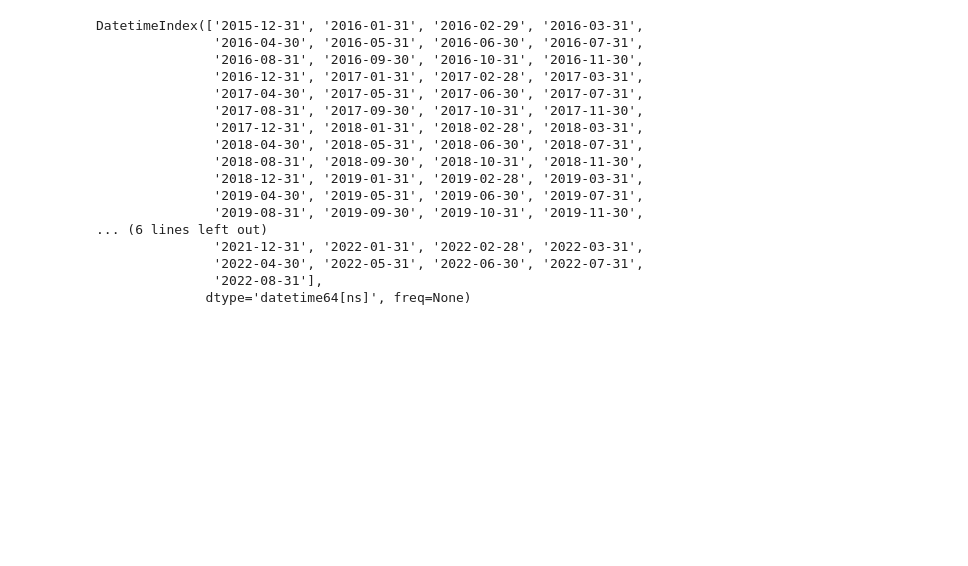
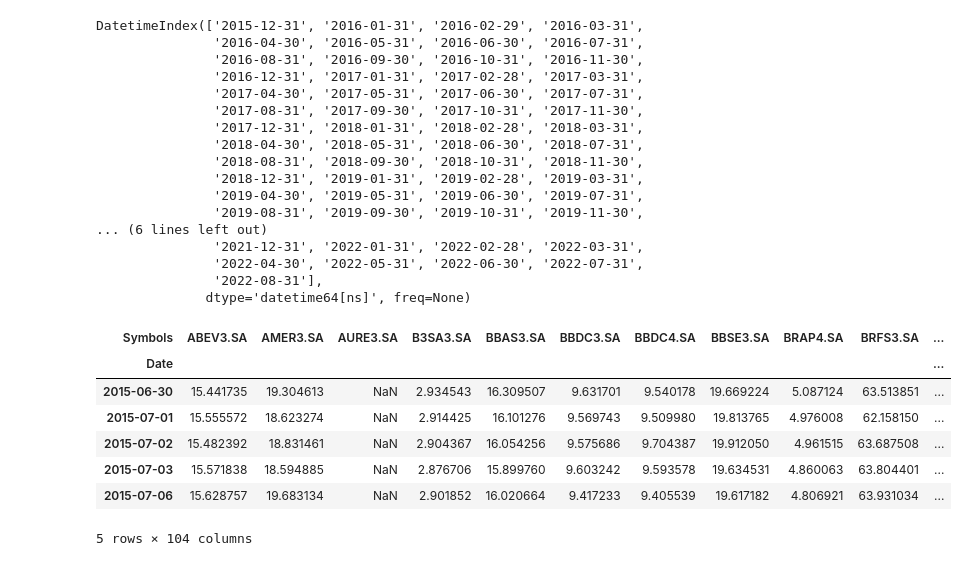
Before and after one commit to WallisonSantos/AppPy, a Jupyter notebook: aula_0.ipynb, the cells around one changed output. Drawn from its saved outputs; the diff is of its cells as text; code cells hidden in the pictures; blank space fills up the shorter version.

```diff
--- a/aula_0.ipynb
+++ b/aula_0.ipynb
@@ -48,0 +52,11 @@ lista_comp_bolsa_final = list(lista_comp_bolsa_final)
+# %%
+dados_cotacoes.head(5)
+# %% [output]
+| Symbols | ABEV3.SA | AMER3.SA | AURE3.SA | B3SA3.SA | BBAS3.SA | BBDC3.SA | BBDC4.SA | BBSE3.SA | BRAP4.SA | BRFS3.SA | ... |
+| Date |  |  |  |  |  |  |  |  |  |  | ... |
+| 2015-06-30 | 15.441735 | 19.304613 | NaN | 2.934543 | 16.309507 | 9.631701 | 9.540178 | 19.669224 | 5.087124 | 63.513851 | ... |
+| 2015-07-01 | 15.555572 | 18.623274 | NaN | 2.914425 | 16.101276 | 9.569743 | 9.509980 | 19.813765 | 4.976008 | 62.158150 | ... |
+| 2015-07-02 | 15.482392 | 18.831461 | NaN | 2.904367 | 16.054256 | 9.575686 | 9.704387 | 19.912050 | 4.961515 | 63.687508 | ... |
+| 2015-07-03 | 15.571838 | 18.594885 | NaN | 2.876706 | 15.899760 | 9.603242 | 9.593578 | 19.634531 | 4.860063 | 63.804401 | ... |
+| 2015-07-06 | 15.628757 | 19.683134 | NaN | 2.901852 | 16.020664 | 9.417233 | 9.405539 | 19.617182 | 4.806921 | 63.931034 | ... |
+5 rows × 104 columns
```
Also changed, not shown: parts of 8 cells of this notebook.
